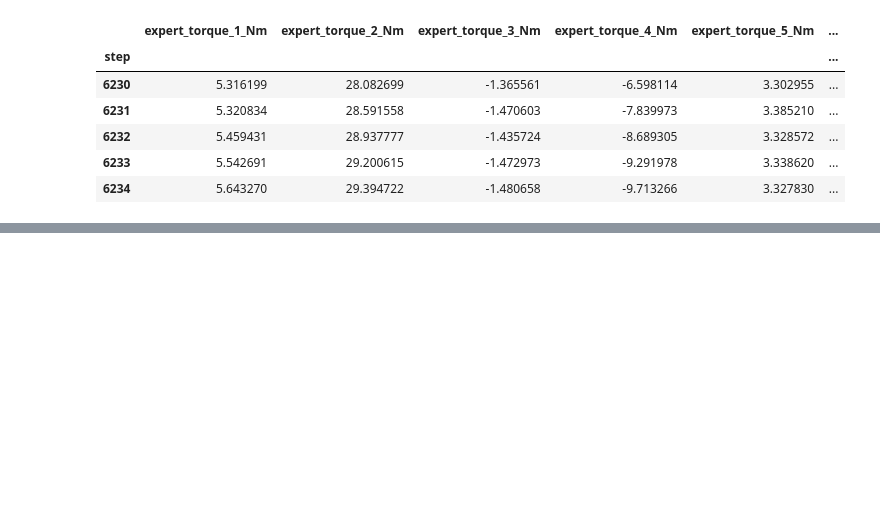
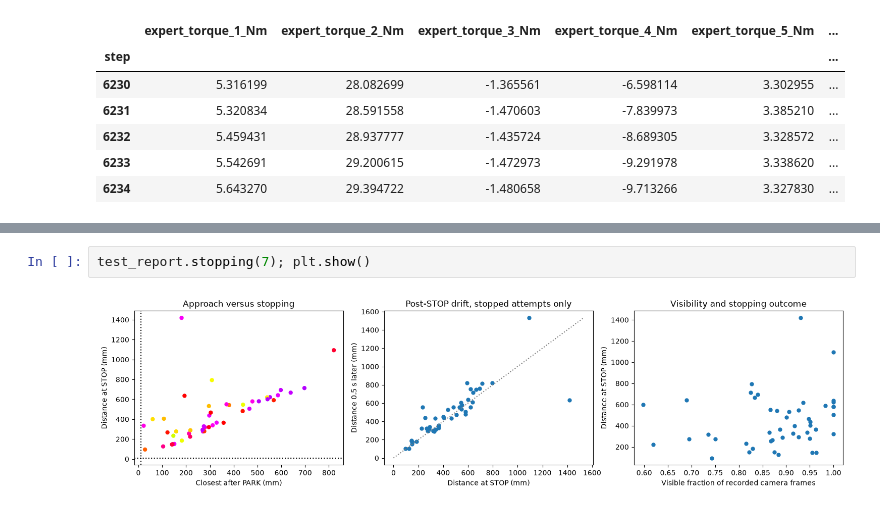
Before and after one commit to NatMota/mlai-vnc, a Jupyter notebook: v2_sensors/driving_v2/golden_dataset.ipynb, the cells around one changed output, grey strips where cells are left out. Cells and saved outputs as stored; diff of their text form; blank space fills up the shorter version.

```diff
--- a/v2_sensors/driving_v2/golden_dataset.ipynb
+++ b/v2_sensors/driving_v2/golden_dataset.ipynb
@@ -364,0 +238,4 @@ The lighthouse experiment will alternate target visibility during driving and ke
+# %%
+test_report.stopping(7); plt.show()
+# %% [output]
+[figure, added]
```
Also changed, not shown: parts of 96 cells of this notebook, 54 other files.
